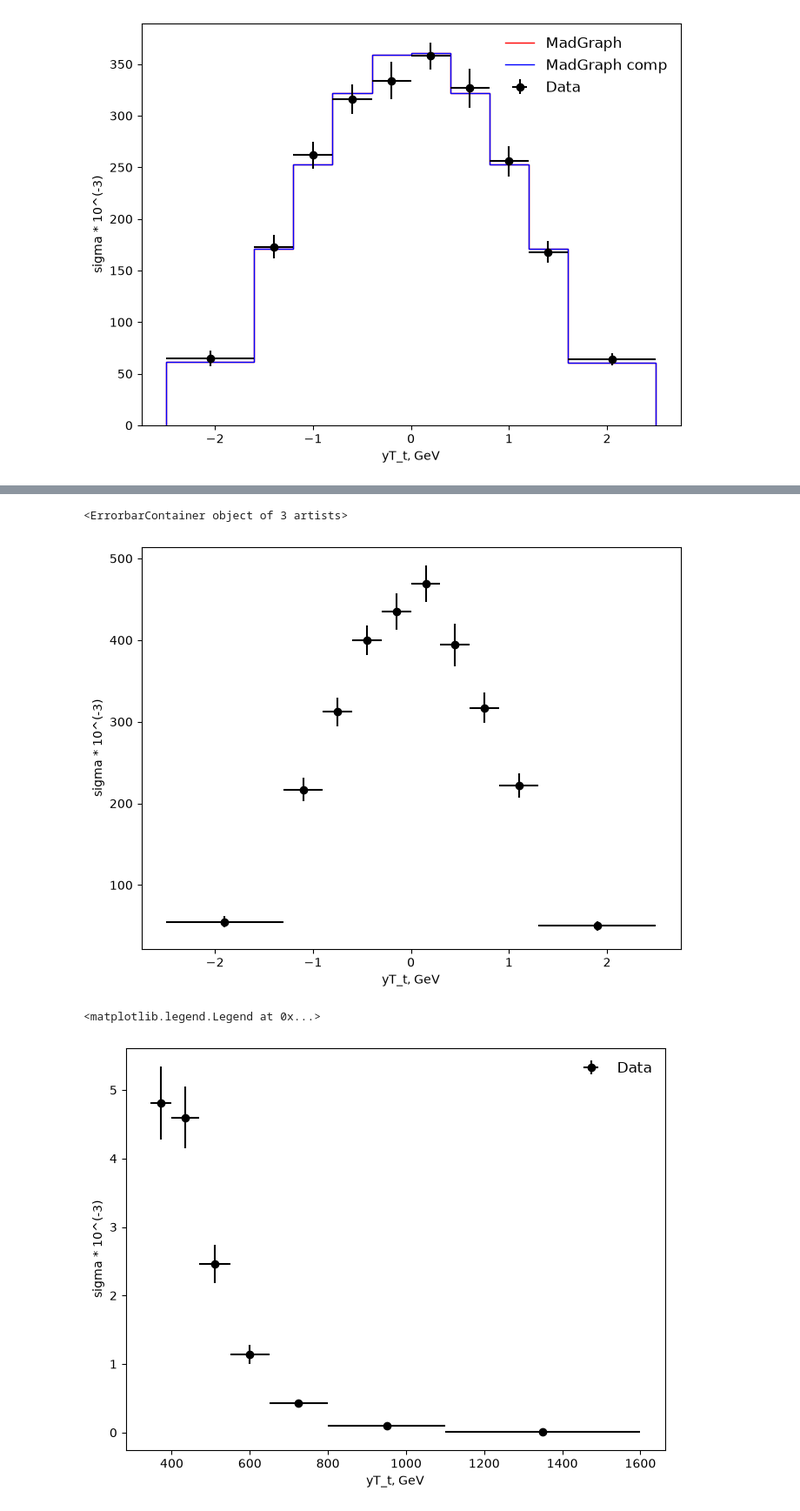
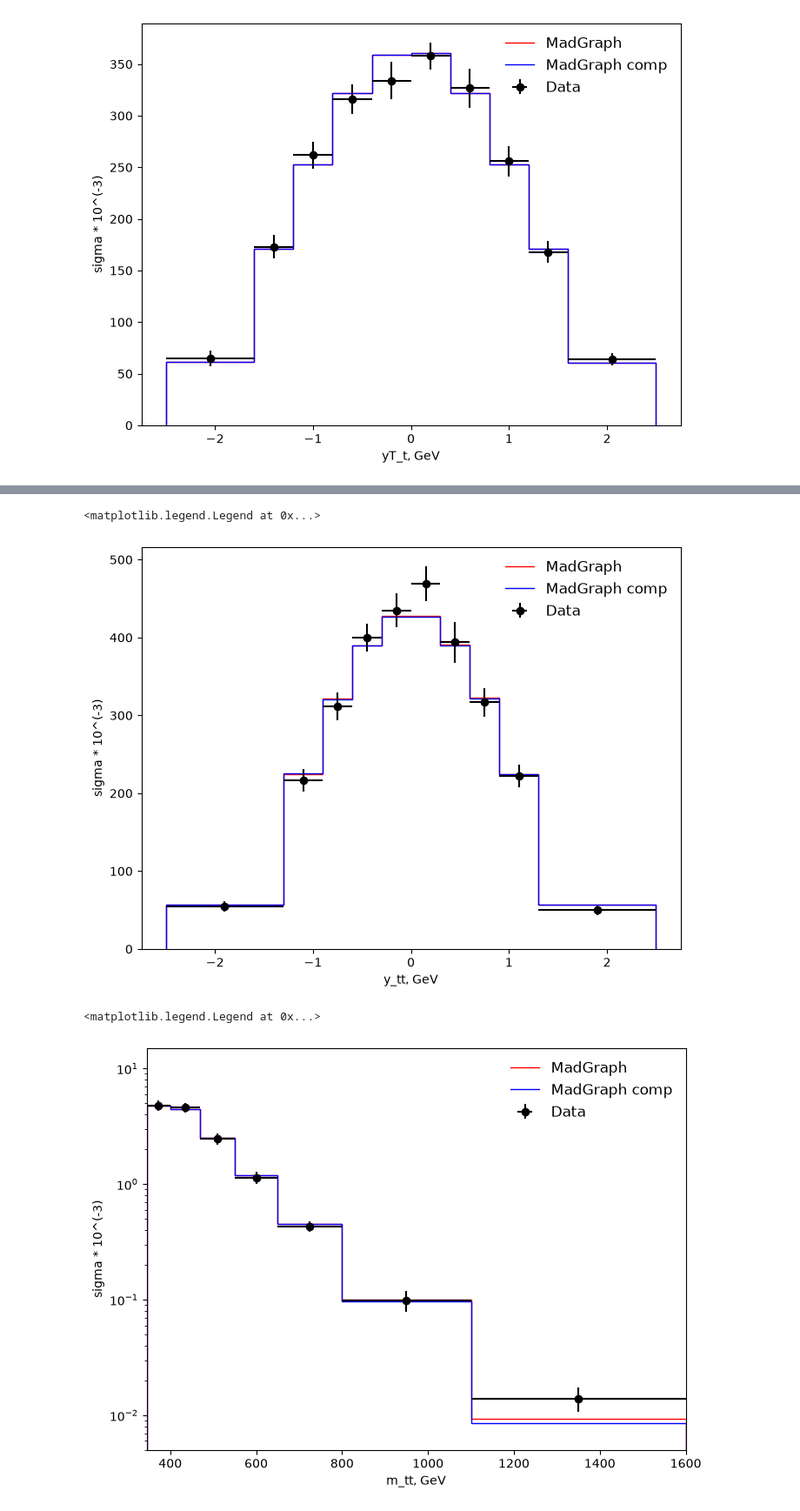
Before and after one commit to Lum1narr/cms-ttbar-analysis, a Jupyter notebook: lepton_jets/lepton_jets.ipynb, the cells around one changed output, grey strips where cells are left out. Shown at 87% size. Drawn from its saved outputs; the diff is of its cells as text; code cells hidden in the pictures.

Commit message:
final graphs

```diff
--- a/lepton_jets/lepton_jets.ipynb
+++ b/lepton_jets/lepton_jets.ipynb
@@ -41,7 +41,7 @@ def nn(x1, x2):
   tree = cKDTree(x1)
   _, i = tree.query(x2)
   # ваги
-  weights = np.bincount(i, minlength=n1)
+  weights = np.bincount(i, minlength=len(x1))
   sum_x2 = np.zeros_like(x1)
   np.add.at(sum_x2, i, x2)
 
@@ -244,11 +244,12 @@ y_total = pt["value"] * (pt["total"] / 100)
 
 #Згенеровані данні без стиснення
 
-def rapidity(p):
-    E = np.sqrt(p[:, 0]**2 + p[:, 1]**2 + p[:, 2]**2 + p[:, 3]**2 )
-    return 0.5*np.log((E + p[:, 2]) / ((E - p[:, 2])))
+def rapidity(p, p_bar):
+    E_t = np.sqrt(p[:, 0]**2 + p[:, 1]**2 + p[:, 2]**2 + p[:, 3]**2)
+    E_t_bar = np.sqrt(p_bar[:, 0]**2 + p_bar[:, 1]**2 + p_bar[:, 2]**2 + p_bar[:, 3]**2)
+    return 0.5*np.log((E_t + E_t_bar + p[:, 2] + p_bar[:, 2]) / (E_t + E_t_bar - p[:, 2]- p_bar[:, 2]))
 
-data_pT_t = rapidity(data_all)
+data_pT_t = rapidity(data_t, data_t_bar)
 
 bin = pt['bin_low']
 bin = np.append(bin, pt['bin_high'].iloc[-1])
@@ -259,10 +260,10 @@ count, _ = np.histogram(data_pT_t, bins=bin)
 data_y = count / (len(data_pT_t) * bin_width)
 
 #Згенеровані дані зі стисненням
-data_pT_t_comp = rapidity(data_all1)
+data_pT_t_comp = rapidity(data_t_comp, data_t_bar_comp)
 
-count_comp, _ = np.histogram(data_pT_t_comp, bins=bin, weights=weight)
-data_y_comp = count_comp / (np.sum(weight) * bin_width)
+count_comp, _ = np.histogram(data_pT_t_comp, bins=bin, weights=weight_t)
+data_y_comp = count_comp / (np.sum(weight_t) * bin_width)
 
 
 #Побудова графіків
@@ -275,16 +276,16 @@ ax.set_ylabel("sigma * 10^(-3)")
 ax.errorbar(x, y, xerr=x_err, yerr=y_total, fmt='o', color='black', capsize=0, label='Data')
 
 #Побудова MadGraph
-#ax.stairs(data_y * 1000, bin, color='red', label='MadGraph')
+ax.stairs(data_y * 1000, bin, color='red', label='MadGraph')
 
 #Побудова стиснений MadGraph
-#ax.stairs(data_y_comp * 1000, bin, color='blue', label='MadGraph comp')
+ax.stairs(data_y_comp * 1000, bin, color='blue', label='MadGraph comp')
 
 
 ax.legend(loc='upper right', frameon=False, fontsize=12)
 # %% [output]
-<ErrorbarContainer object of 3 artists>
+<matplotlib.legend.Legend at 0x...>
-[figure, old version]
+[figure, new version]
 # %%
 pt = df[df["observable"] == "m_tt"]
 
@@ -298,44 +299,54 @@ y_total = pt["value"] * (pt["total"] / 100)
 
 #Згенеровані данні без стиснення
 
-def rapidity(p):
-    E = np.sqrt(p[:, 0]**2 + p[:, 1]**2 + p[:, 2]**2 + p[:, 3]**2 )
-    return 0.5*np.log((E + p[:, 2]) / ((E - p[:, 2])))
+def mass(p, p_bar):
+    E_t = np.sqrt(p[:, 0]**2 + p[:, 1]**2 + p[:, 2]**2 + p[:, 3]**2)
+    E_t_bar = np.sqrt(p_bar[:, 0]**2 + p_bar[:, 1]**2 + p_bar[:, 2]**2 + p_bar[:, 3]**2)
 
-data_pT_t = rapidity(data_all)
+    p_tt = ((p[:, 0] + p_bar[:, 0])**2 + (p[:, 1] + p_bar[:, 1])**2 + (p[:, 2] + p_bar[:, 2])**2)
+
+
+    return np.sqrt((E_t + E_t_bar)**2 - p_tt)
+
+data_pT_t = mass(data_t, data_t_bar)
 
 bin = pt['bin_low']
 bin = np.append(bin, pt['bin_high'].iloc[-1])
 
 bin_width = bin[1:] - bin[:-1]
 
 count, _ = np.histogram(data_pT_t, bins=bin)
 data_y = count / (len(data_pT_t) * bin_width)
 
 #Згенеровані дані зі стисненням
-data_pT_t_comp = rapidity(data_all1)
+data_pT_t_comp = mass(data_t_comp, data_t_bar_comp)
 
-count_comp, _ = np.histogram(data_pT_t_comp, bins=bin, weights=weight)
-data_y_comp = count_comp / (np.sum(weight) * bin_width)
+count_comp, _ = np.histogram(data_pT_t_comp, bins=bin, weights=weight_t)
+data_y_comp = count_comp / (np.sum(weight_t) * bin_width)
 
 
 #Побудова графіків
 fig, ax = plt.subplots(figsize=(8, 6))
 
 ax.set_xlabel("m_tt, GeV")
 ax.set_ylabel("sigma * 10^(-3)")
 
+ax.set_yscale('log')
+
+ax.set_ylim(0.005, 15)
+ax.set_xlim(345, 1600)
+
 #Побудова точок зі статті
 ax.errorbar(x, y, xerr=x_err, yerr=y_total, fmt='o', color='black', capsize=0, label='Data')
 
 #Побудова MadGraph
-#ax.stairs(data_y * 1000, bin, color='red', label='MadGraph')
+ax.stairs(data_y * 1000, bin, color='red', label='MadGraph')
 
 #Побудова стиснений MadGraph
-#ax.stairs(data_y_comp * 1000, bin, color='blue', label='MadGraph comp')
+ax.stairs(data_y_comp * 1000, bin, color='blue', label='MadGraph comp')
 
 
 ax.legend(loc='upper right', frameon=False, fontsize=12)
 # %% [output]
 <matplotlib.legend.Legend at 0x...>
-[figure, old version]
+[figure, new version]
```
Also changed, not shown: parts of 2 cells of this notebook.
